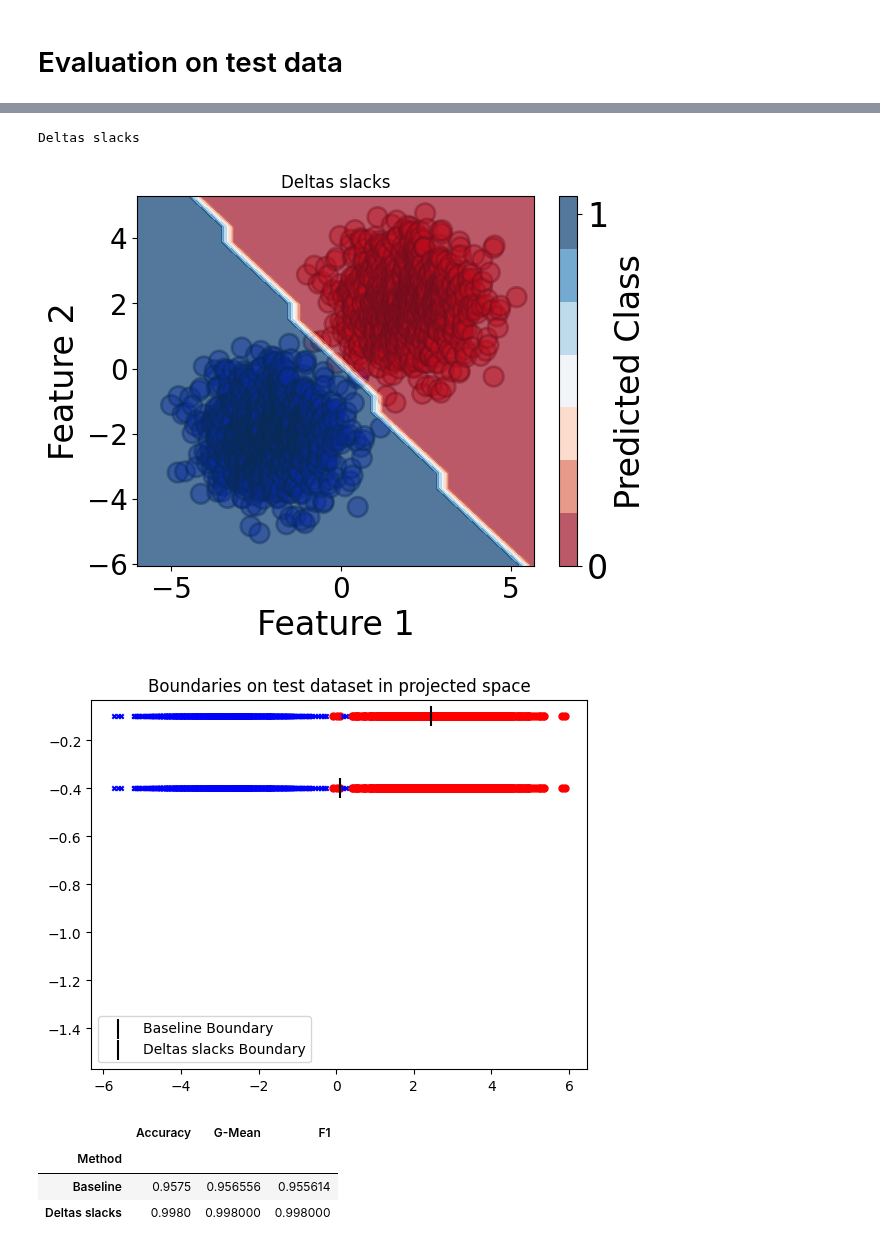
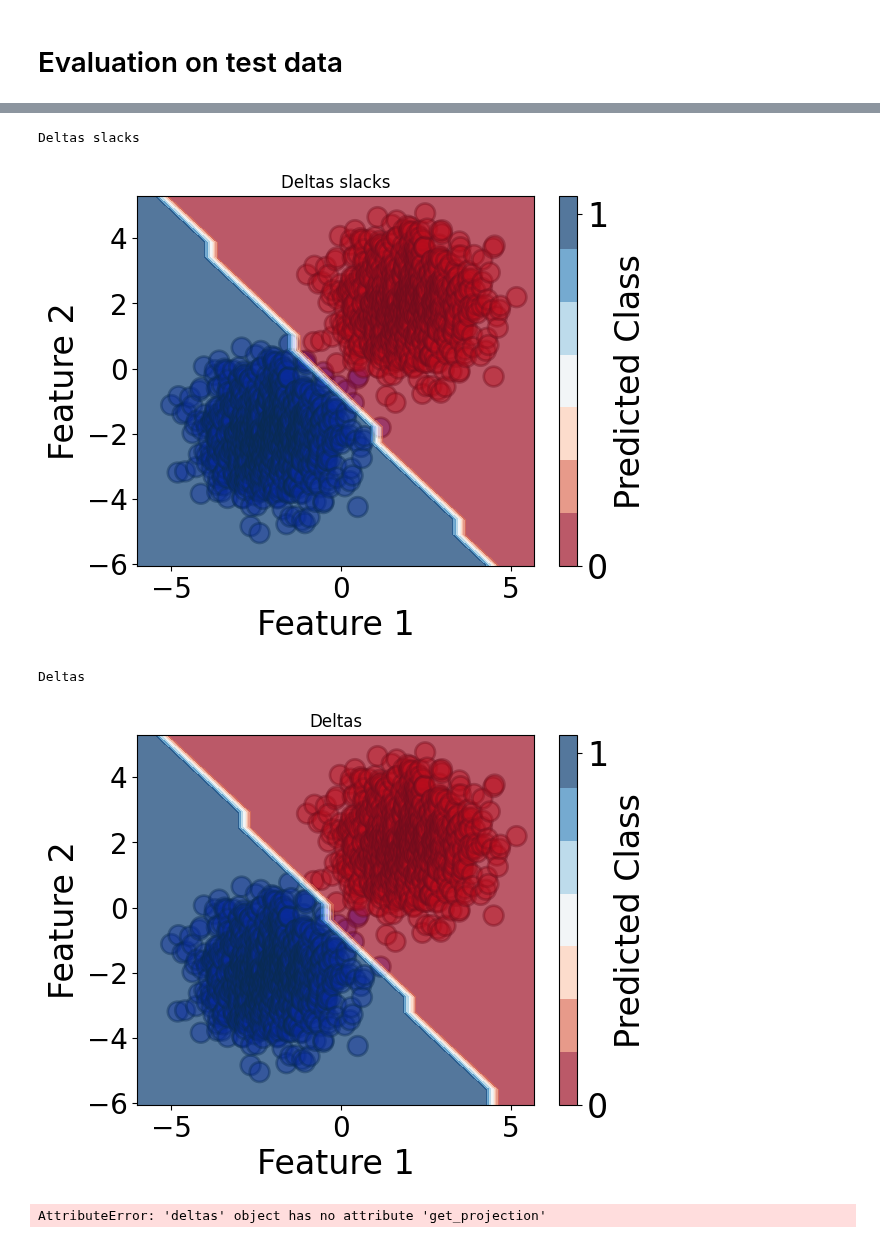
Before and after one commit to mattclifford1/linear_confidence, a Jupyter notebook: notebooks-non-sep/Gaussian_non_sep.ipynb, the cells around one changed output, grey strips where cells are left out. Drawn from its saved outputs; the diff is of its cells as text; code cells hidden in the pictures.

Commit message:
plotting and btter min conc, updated tests too

```diff
--- a/notebooks-non-sep/Gaussian_non_sep.ipynb
+++ b/notebooks-non-sep/Gaussian_non_sep.ipynb
@@ -13,7 +13,7 @@ The autoreload extension is already loaded. To reload it, use:
 # %% [markdown]
 ## Get data
 # %%
-N1 = 100
+N1 = 1000
 N2 = 10
 # Gaussian (not always seperable)
 data_clf = data.get_data(
@@ -88,7 +88,7 @@ deltas = non_sep.deltas(
 # Evaluation on test data
 # %%
 classifiers_dict['Deltas slacks'] = deltas_slacks
-# classifiers_dict['Deltas'] = deltas
+classifiers_dict['Deltas'] = deltas
 evaluation.eval_test(classifiers_dict,
                        data_clf['data_test'], _print=True, _plot=True)
 # %% [output]
@@ -103,7 +105,5 @@ Baseline
 Deltas slacks
-[figure, old version]
+[figure, new version]
+Deltas
-[figure, old version]
+[figure, new version]
-|  | Accuracy | G-Mean | F1 |
-| Method |  |  |  |
-| Baseline | 0.9575 | 0.956556 | 0.955614 |
-| Deltas slacks | 0.9980 | 0.998000 | 0.998000 |
+AttributeError: 'deltas' object has no attribute 'get_projection'
```
Also changed, not shown: parts of 7 cells of this notebook, 11 other files.
